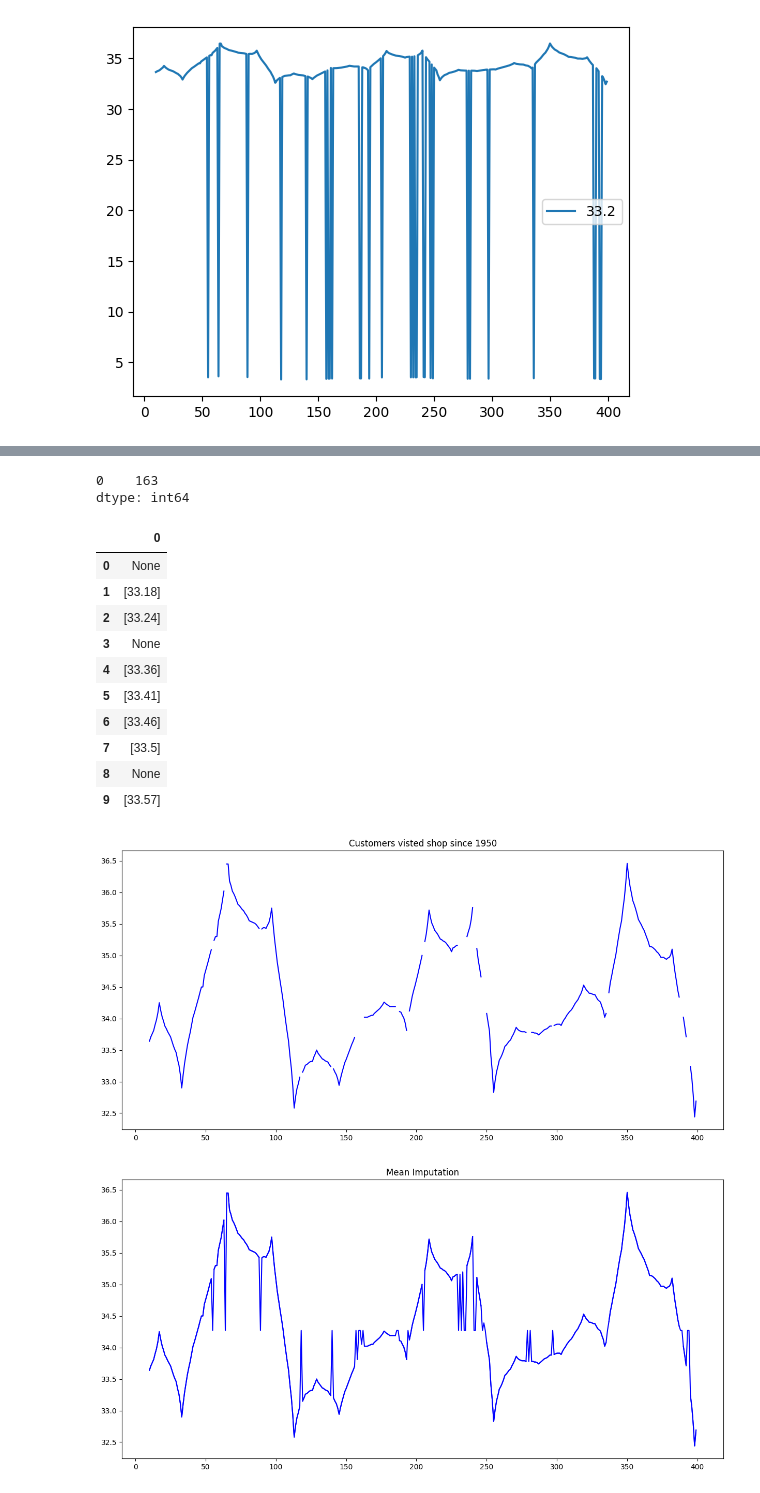
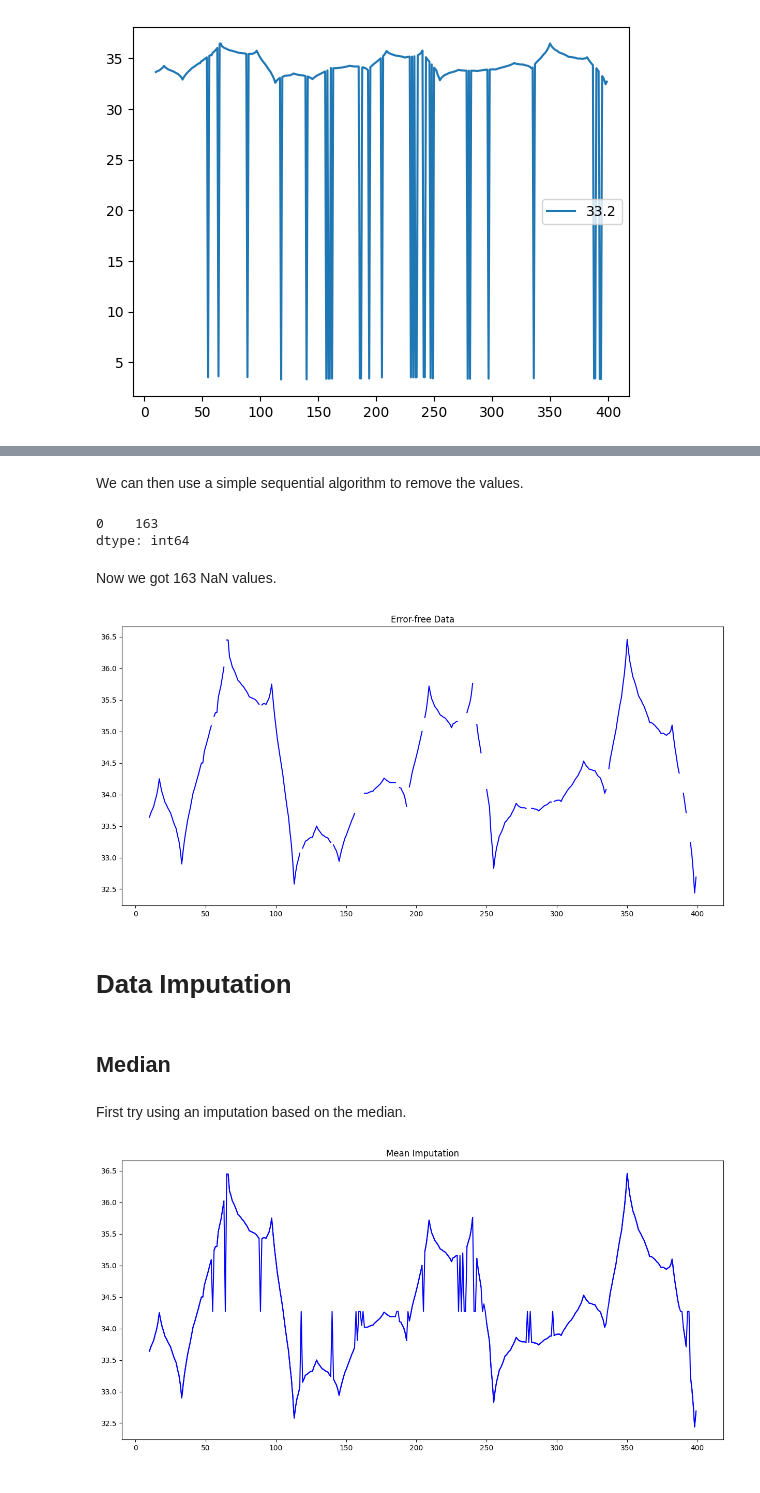
Before and after one commit to adricanovas/TemperatureDataImputation, a Jupyter notebook: DataImputation.ipynb, the cells around one changed output, grey strips where cells are left out. Drawn from its saved outputs; the diff is of its cells as text; code cells hidden in the pictures.

```diff
--- a/DataImputation.ipynb
+++ b/DataImputation.ipynb
@@ -52,45 +52,34 @@ plt.show()
+# %% [markdown]
+We can then use a simple sequential algorithm to remove the values.
 # %%
-dataSet = list()
+dataClean = list()
 for i in data.values:
     if i < 30:
-        dataSet.append(np.nan)
+        dataClean.append(np.nan)
     else:
-        dataSet.append(i)
-dataSet = pd.DataFrame(dataSet)
-dataSet.isnull().sum()
+        dataClean.append(i)
+dataClean = pd.DataFrame(dataClean)
+dataClean.isnull().sum()
 # %% [output]
 0    163
 dtype: int64
+# %% [markdown]
+Now we got 163 NaN values.
 # %%
-dataSet2 = list()
-for i in data.values:
-    if i < 30:
-        dataSet2.append(None)
-    else:
-        dataSet2.append(i)
-dataSet2 = pd.DataFrame(dataSet2)
-dataSet2.head(10)
+# set the size of our plot
+plt.rcParams['figure.figsize']=(15,7)
+# plots our series
+plt.plot(dataClean[10:400], color='blue')
+# adds title to our time series plot
+plt.title('Error-free Data')
+# print the plot
+plt.show()
 # %% [output]
-|  | 0 |
-| 0 | None |
-| 1 | [33.18] |
-| 2 | [33.24] |
-| 3 | None |
-| 4 | [33.36] |
-| 5 | [33.41] |
-| 6 | [33.46] |
-| 7 | [33.5] |
-| 8 | None |
-| 9 | [33.57] |
+[figure, added]
-# %%
- # set the size of our plot
-plt.rcParams['figure.figsize']=(15,7)
-# plots our series
-plt.plot(dataSet[10:400], color='blue')
-# adds title to our time series plot
-plt.title('Customers visted shop since 1950')
-# print the plot
-plt.show()
-# %% [output]
-[figure, removed]
+# %% [markdown]
+# Data Imputation
+# %% [markdown]
+## Median
+# %% [markdown]
+First try using an imputation based on the median.
 # %%
```
Also changed, not shown: parts of 18 cells of this notebook.
